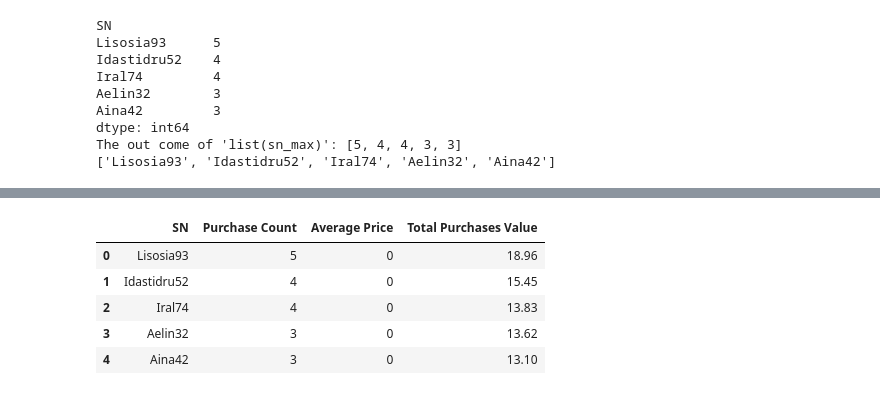
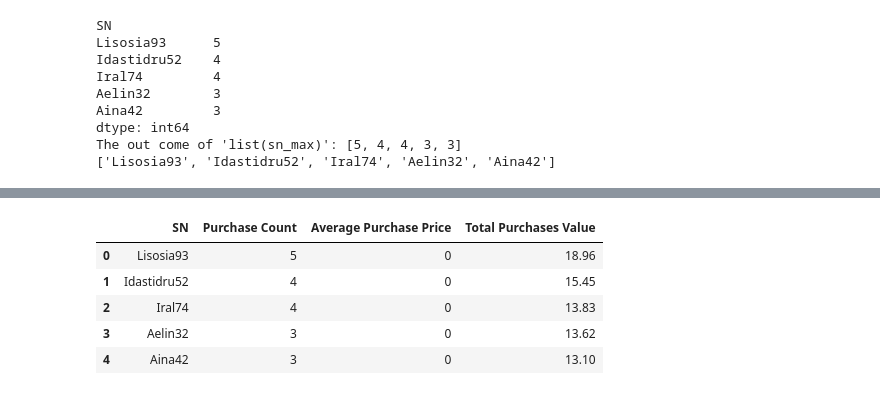
Before and after one commit to samuelroiz/DA_Heroes_Of_Pymoli, a Jupyter notebook: Code/Data_H_o_F.ipynb, the cells around one changed output, grey strips where cells are left out. Drawn from its saved outputs; the diff is of its cells as text; code cells hidden in the pictures.

```diff
--- a/Code/Data_H_o_F.ipynb
+++ b/Code/Data_H_o_F.ipynb
@@ -523,14 +523,18 @@ Name: Price, dtype: float64
 # %%
 # CREATE TABLE
 sn_data_analysis = pd.DataFrame({
     "SN": ['Lisosia93', 'Idastidru52', 'Iral74', 'Aelin32', 'Aina42'],
     "Purchase Count": sn_purchase_count,
-    "Average Price": [0,0,0,0,0],
+    "Average Purchase Price": [0,0,0,0,0],
     "Total Purchases Value": sn_total_purchase_value
 })
+
+#TO ROUND VALUES UP AND ADD '%'
+age_group_test["Percentage of Players"] = age_group_test["PercentageofPlayers"].astype(float).map("{:,.2f}%".format)
+
 sn_data_analysis
 # %% [output]
-|  | SN | Purchase Count | Average Price | Total Purchases Value |
+|  | SN | Purchase Count | Average Purchase Price | Total Purchases Value |
 | 0 | Lisosia93 | 5 | 0 | 18.96 |
 | 1 | Idastidru52 | 4 | 0 | 15.45 |
 | 2 | Iral74 | 4 | 0 | 13.83 |
```
